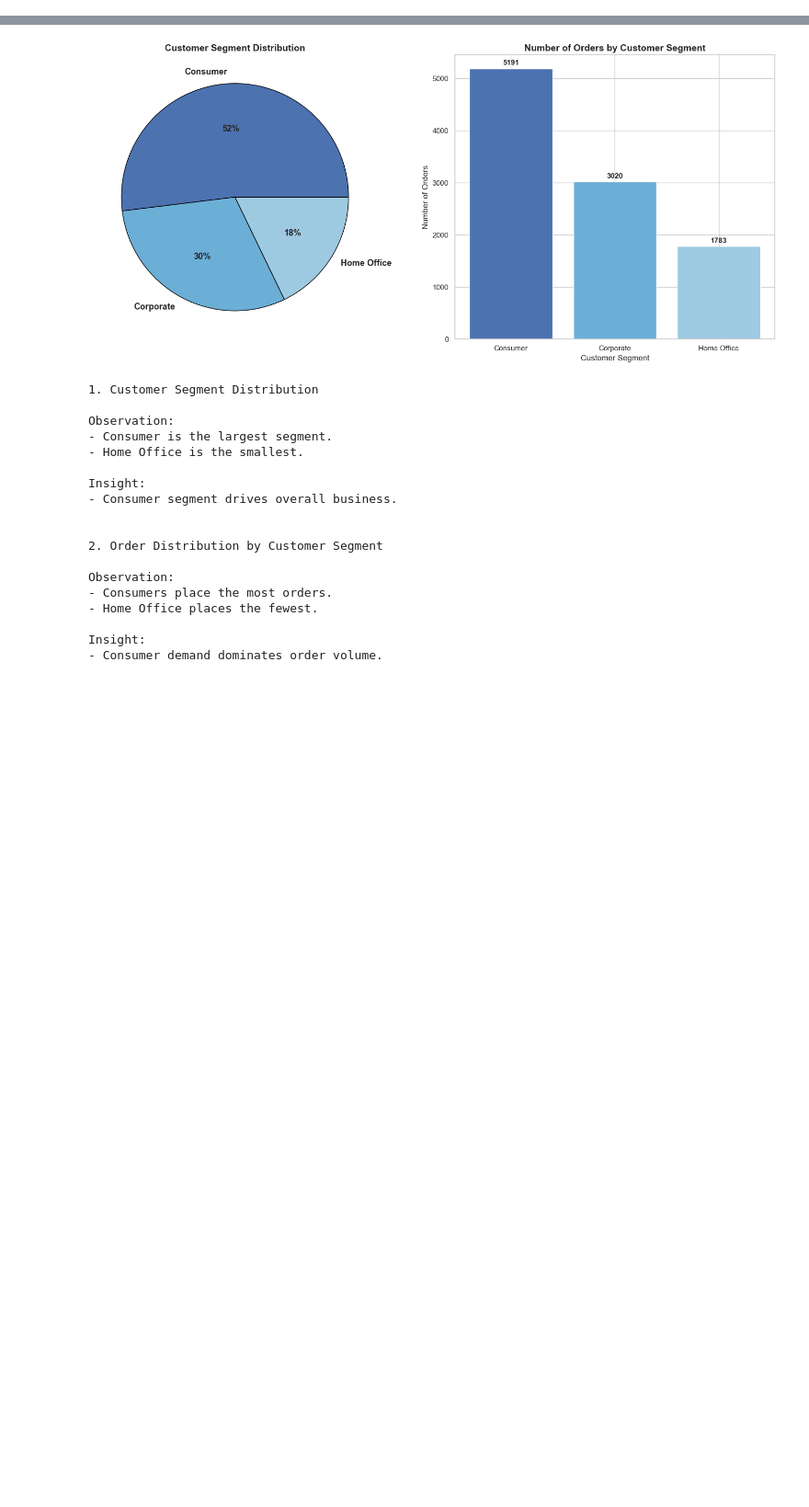
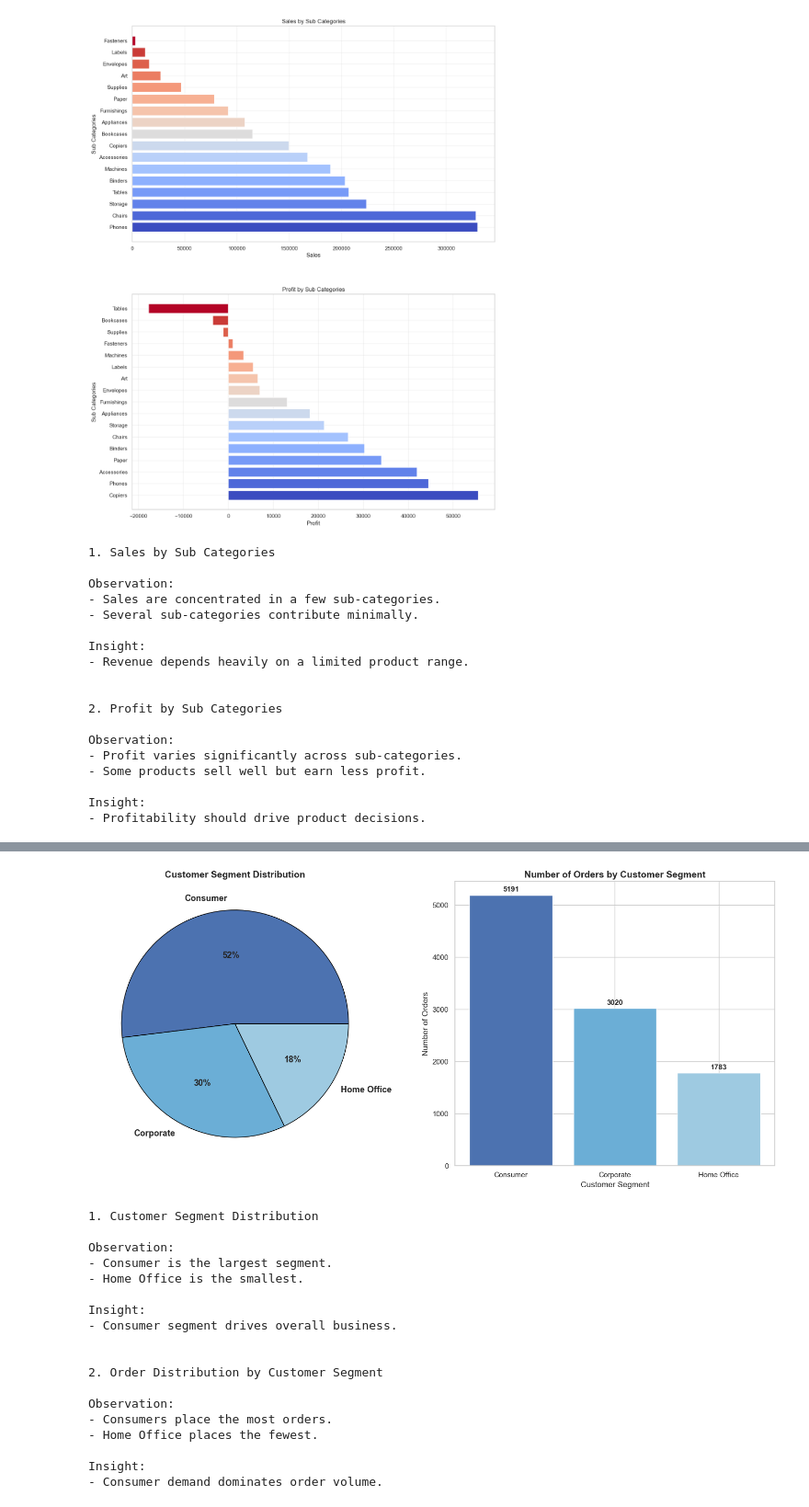
Before and after one commit to rBrijesh5/Superstore-Sales-Analytics, a Jupyter notebook: notebooks/analysis.ipynb, the cells around one changed output, grey strips where cells are left out. Shown at 92% size. Drawn from its saved outputs; the diff is of its cells as text; code cells hidden in the pictures; blank space fills up the shorter version.

```diff
--- a/notebooks/analysis.ipynb
+++ b/notebooks/analysis.ipynb
@@ -193,2 +104,76 @@ Insight:
+# %%
+# Analysis 2
+# Sales and Profit by Product Sub-Category
+
+sales_subcat_data = data.groupby('Sub-Category')['Sales'].sum().sort_values(ascending=False)
+profit_subcat_data = data.groupby('Sub-Category')['Profit'].sum().sort_values(ascending=False)
+
+colors1 = plt.cm.coolwarm(np.linspace(0, 1, len(sales_subcat_data)))
+colors2 = plt.cm.coolwarm(np.linspace(0, 1, len(profit_subcat_data)))
+
+fig, axes = plt.subplots(2,1, figsize=(12,15))
+
+# Sales by Sub Categories
+
+axes[0].barh(sales_subcat_data.index,sales_subcat_data,color=colors1)
+axes[0].set_title('Sales by Sub Categories')
+axes[0].set_xlabel('Sales')
+axes[0].set_ylabel('Sub Categories')
+axes[0].grid(alpha=0.3)
+
+# Profit by Sub Categories
+
+axes[1].barh(profit_subcat_data.index,profit_subcat_data,color=colors2)
+axes[1].set_title('Profit by Sub Categories')
+axes[1].set_xlabel('Profit')
+axes[1].set_ylabel('Sub Categories')
+axes[1].grid(alpha=0.3)
+
+fig.tight_layout(h_pad=5) # space between graphs
+
+plt.savefig('../images/sales_&_profit_by_subcategory.png', bbox_inches="tight")
+plt.show()
+
+print("""
+1. Sales by Sub Categories
+
+Observation:
+- Sales are concentrated in a few sub-categories.
+- Several sub-categories contribute minimally.
+
+Insight:
+- Revenue depends heavily on a limited product range.
+""")
+
+print("""
+2. Profit by Sub Categories
+
+Observation:
+- Profit varies significantly across sub-categories.
+- Some products sell well but earn less profit.
+
+Insight:
+- Profitability should drive product decisions.
+""")
+# %% [output]
+[figure, added]
+1. Sales by Sub Categories
+
+Observation:
+- Sales are concentrated in a few sub-categories.
+- Several sub-categories contribute minimally.
+
+Insight:
+- Revenue depends heavily on a limited product range.
+
+
+2. Profit by Sub Categories
+
+Observation:
+- Profit varies significantly across sub-categories.
+- Some products sell well but earn less profit.
+
+Insight:
+- Profitability should drive product decisions.
 # %%
 # Analysis 3
```
Also changed, not shown: parts of 13 cells of this notebook, 9 other files.
